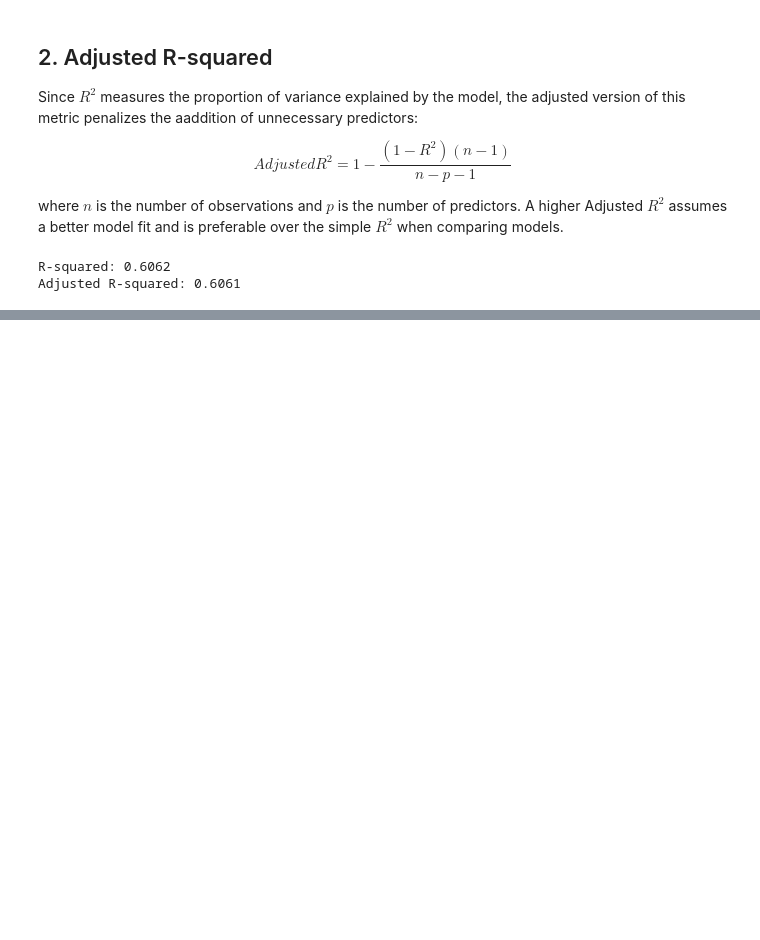
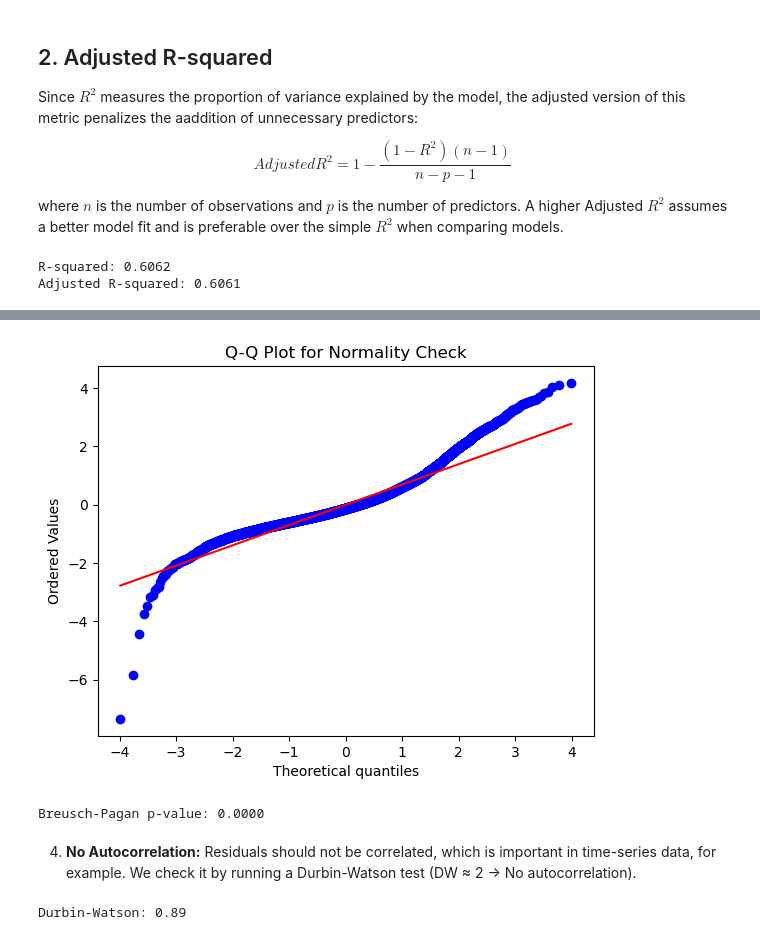
Before and after one commit to H0wl3r2001/DataScientist_AdvancedStatisticalMethods, a Jupyter notebook: MultipleLinearRegression.ipynb, the cells around one changed output, grey strips where cells are left out. Drawn from its saved outputs; the diff is of its cells as text; code cells hidden in the pictures; blank space fills up the shorter version.

```diff
--- a/MultipleLinearRegression.ipynb
+++ b/MultipleLinearRegression.ipynb
@@ -77,0 +113,18 @@ Adjusted R-squared: 0.6061
+# %%
+probplot(model.resid, plot=plt)
+plt.title("Q-Q Plot for Normality Check")
+plt.show()
+# %% [output]
+[figure, added]
+# %%
+# Breusch-Pagan test for heteroscedasticity
+_, p_val, _, _ = het_breuschpagan(model.resid, model.model.exog)
+print(f"Breusch-Pagan p-value: {p_val:.4f}")  # p > 0.05 → Homoscedastic
+# %% [output]
+Breusch-Pagan p-value: 0.0000
+# %% [markdown]
+4. **No Autocorrelation:** Residuals should not be correlated, which is important in time-series data, for example. We check it by running a Durbin-Watson test (DW ≈ 2 → No autocorrelation).
+# %%
+print(f"Durbin-Watson: {durbin_watson(model.resid):.2f}")
+# %% [output]
+Durbin-Watson: 0.89
```
Also changed, not shown: parts of 6 cells of this notebook.
